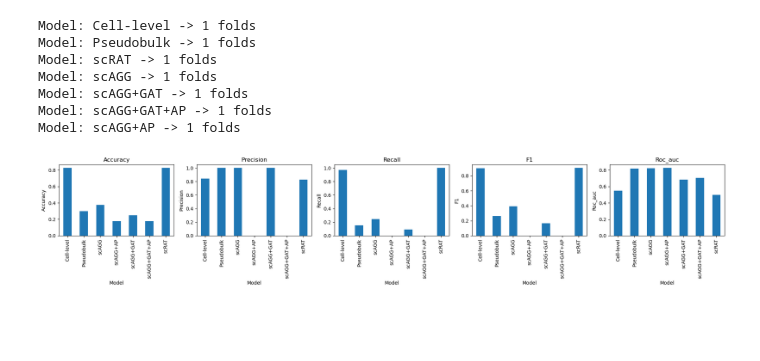
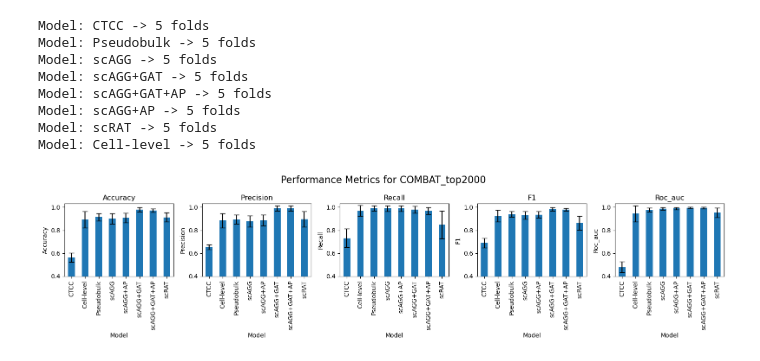
Before and after one commit to timoverlaan/scAGG, a Jupyter notebook: src/analysis/fig_performance.ipynb, the cells around one changed output. Cells and saved outputs as stored; diff of their text form; code cells hidden in the pictures; blank space fills up the shorter version.

Commit message:
Added performance experiments (stability and other gene sets)

```diff
--- a/src/analysis/fig_performance.ipynb
+++ b/src/analysis/fig_performance.ipynb
@@ -2,3 +2,6 @@
 import json
 
 import pandas as pd
+# %%
+# EXPERIMENT = "SeaAD"
+EXPERIMENT = "COMBAT_top2000"
@@ -43,34 +149,39 @@ Model: scAGG+AP -> 1 folds
 # %%
 import matplotlib.pyplot as plt
 
 # Parse the performance data
-df = parse_performance_json("SeaAD")
+df = parse_performance_json(EXPERIMENT)
 
 metrics = ["accuracy", "precision", "recall", "f1", "roc_auc"]
-fig, axes = plt.subplots(1, 5, figsize=(20, 4), sharey=False)
+fig, axes = plt.subplots(1, 5, figsize=(16, 4), sharey=False)
 
 for i, metric in enumerate(metrics):
     avg = df.groupby("model")[metric].mean()
     std = df.groupby("model")[metric].std()
     avg.plot(
         kind="bar",
         yerr=std,
         ax=axes[i],
         title=metric.capitalize(),
         capsize=4,
         legend=False
     )
     axes[i].set_ylabel(metric.capitalize())
     axes[i].set_xlabel("Model")
 
+    axes[i].set_ylim(0.4, 1.03)  # ???? For COMBAT maybe?
+
+plt.suptitle(f"Performance Metrics for {EXPERIMENT}", fontsize=16)
 plt.tight_layout()
+
 plt.show()
 # %% [output]
-Model: Cell-level -> 1 folds
-Model: Pseudobulk -> 1 folds
-Model: scRAT -> 1 folds
-Model: scAGG -> 1 folds
-Model: scAGG+GAT -> 1 folds
-Model: scAGG+GAT+AP -> 1 folds
-Model: scAGG+AP -> 1 folds
+Model: CTCC -> 5 folds
+Model: Pseudobulk -> 5 folds
+Model: scAGG -> 5 folds
+Model: scAGG+GAT -> 5 folds
+Model: scAGG+GAT+AP -> 5 folds
+Model: scAGG+AP -> 5 folds
+Model: scRAT -> 5 folds
+Model: Cell-level -> 5 folds
-[figure, old version]
+[figure, new version]
```
Also changed, not shown: parts of 4 cells of this notebook, 5 other files.
